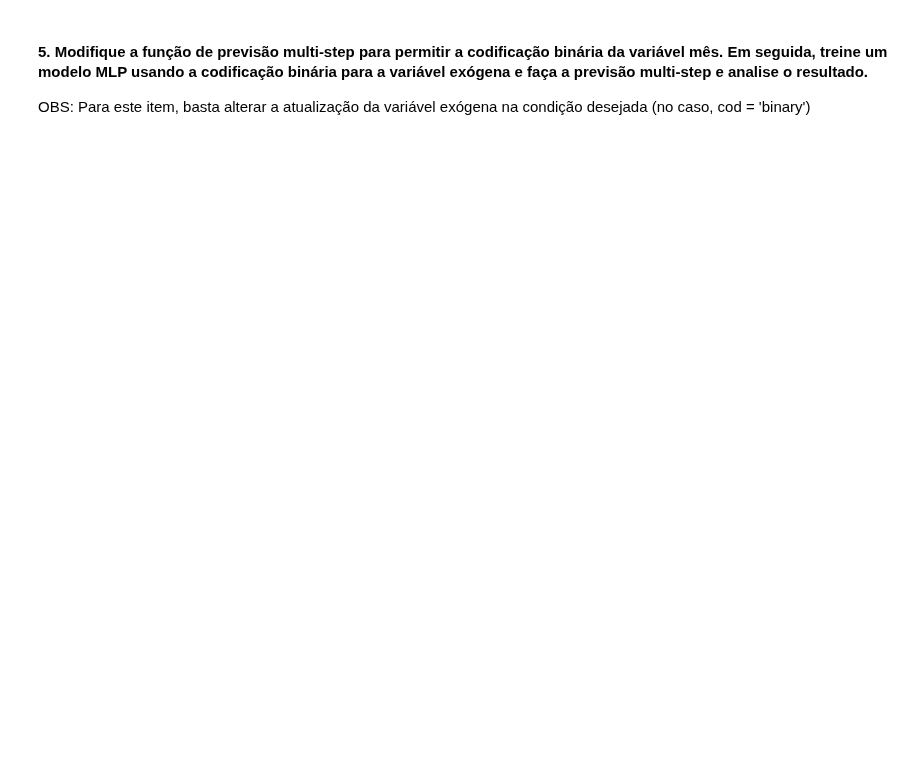
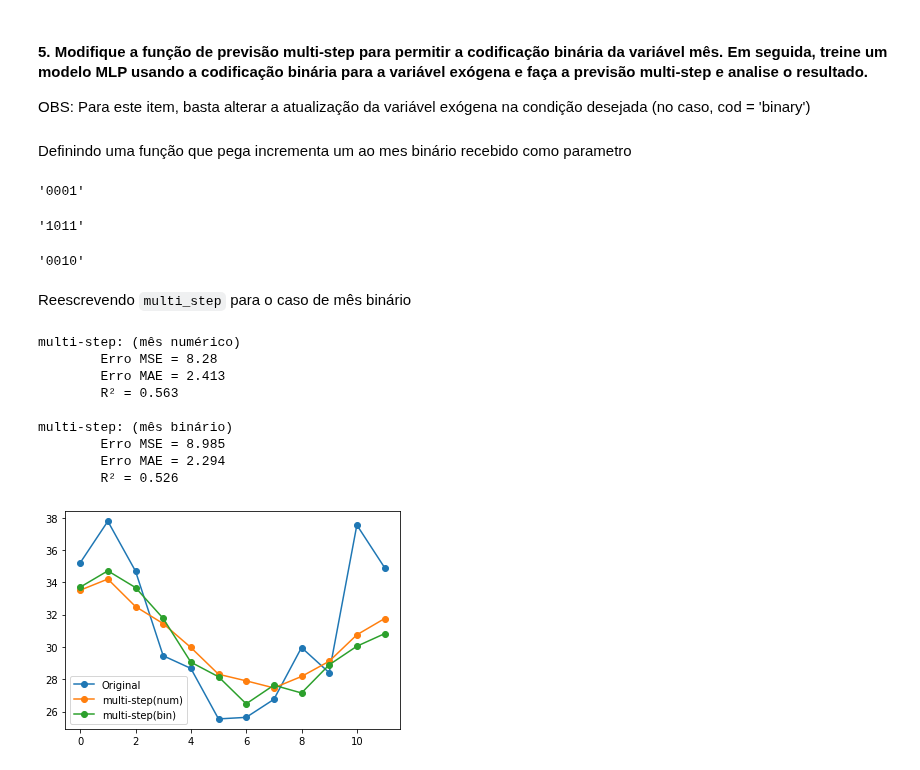
Before and after one commit to felipecostapereira/ELE2389_RedesNeurais, a Jupyter notebook: class_pratica2_Felipe.ipynb, the cells around one changed output. Cells and saved outputs as stored; diff of their text form; code cells hidden in the pictures; blank space fills up the shorter version.

```diff
--- a/class_pratica2_Felipe.ipynb
+++ b/class_pratica2_Felipe.ipynb
@@ -675,3 +870,22 @@ Note que na previsão multi-step o único valor previsto somente com entradas re
 #### 5. Modifique a função de previsão multi-step para permitir a codificação binária da variável mês. Em seguida, treine um modelo MLP usando a codificação binária para a variável exógena e faça a previsão multi-step e analise o resultado.
 
 OBS: Para este item, basta alterar a atualização da variável exógena na condição desejada (no caso, cod = 'binary')
+# %% [markdown]
+Definindo uma função que pega incrementa um ao mes binário recebido como parametro
+# %%
+def next_month_binary(x):
+    month = ''.join([str(i).split('.')[0] for i in x[:4]])
+    month = int(month, 2)
+    if month == 12: month = 1
+    else: month = month+1
+    return format(int(bin(month).split('b')[1]), '#04')
+
+next_month_binary([1., 1., 0., 0.])
+next_month_binary([1., 0., 1., 0.])
+next_month_binary(X_test[0][:4])
+# %% [output]
+'0001'
+'1011'
+'0010'
+# %% [markdown]
+Reescrevendo `multi_step` para o caso de mês binário
@@ -677,0 +928,49 @@ OBS: Para este item, basta alterar a atualização da variável exógena na cond
+# %%
+train_val, test_val = transform_data(raw_data, lag=12, test_split = prev, normalize=True, category='binary')
+train_values = train_val.values
+X_train = train_values[:,:-1]
+y_train = train_values[:,-1]
+n_input = X_train.shape[1]
+test_values = test_val.values
+X_test = test_values[:,:-1]
+y_test = test_values[:,-1]
+train_dataset = CustomDataset(torch.from_numpy(X_train).float(), torch.from_numpy(y_train).float().unsqueeze(1))
+test_dataset = CustomDataset(torch.from_numpy(X_test).float(), torch.from_numpy(y_test).float().unsqueeze(1))
+batch_size = 32
+train_loader = DataLoader(dataset=train_dataset,batch_size=batch_size)
+test_loader = DataLoader(dataset=test_dataset, batch_size=1)
+
+model5 = NeuralNetwork(n_input = n_input, n_output=n_output, hidden_neurons = 20, hidden_activation='sigmoid')
+
+lr = 0.05
+epochs = 999
+
+history, y_hat5 = train(model5, train_loader, epochs, device, lr)
+# %%
+y_result5 = multi_step(model5, X_test, cod='binary')
+
+orig_y_hat5 = y_result5*(_max-_min) + _min
+mae_error5 = mean_absolute_error(orig_y_eval, orig_y_hat5)
+mse_error5 = mean_squared_error(orig_y_eval, orig_y_hat5)
+r25 = r2_score(orig_y_eval, orig_y_hat5)
+
+plt.plot(orig_y_eval, marker='o')
+plt.plot(orig_y_hat3, marker='o') # multistep com mes numerico ficou salvo aqui
+plt.plot(orig_y_hat5, marker='o')
+plt.legend(['Original','multi-step(num)', 'multi-step(bin)'])
+
+print(f'multi-step: (mês numérico)\n\tErro MSE = {round(mse_error3,3)} \n\tErro MAE = {round(mae_error3,3)}\n\tR² = {round(r23,3)}\n')
+print(f'multi-step: (mês binário)\n\tErro MSE = {round(mse_error5,3)} \n\tErro MAE = {round(mae_error5,3)}\n\tR² = {round(r25,3)}\n')
+
+pass;
+# %% [output]
+multi-step: (mês numérico)
+        Erro MSE = 8.28
+        Erro MAE = 2.413
+        R² = 0.563
+
+multi-step: (mês binário)
+        Erro MSE = 8.985
+        Erro MAE = 2.294
+        R² = 0.526
+[figure, added]
```
Also changed, not shown: parts of 24 cells of this notebook.
